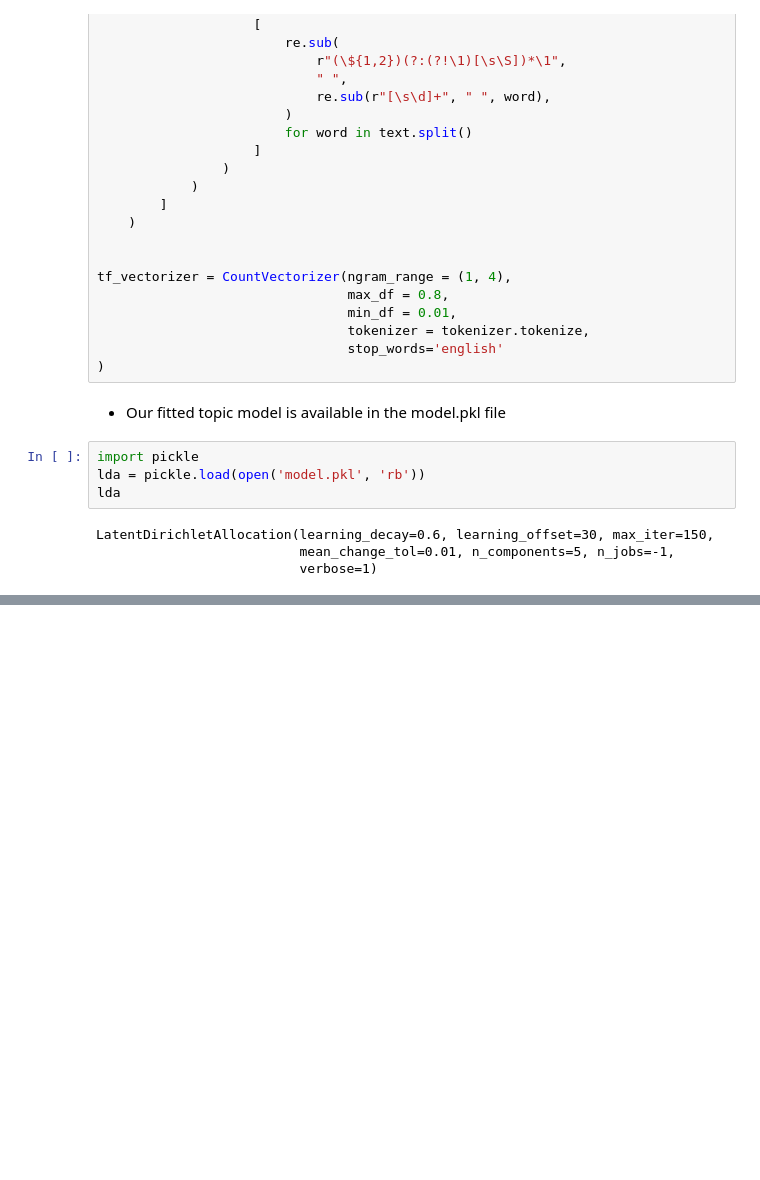
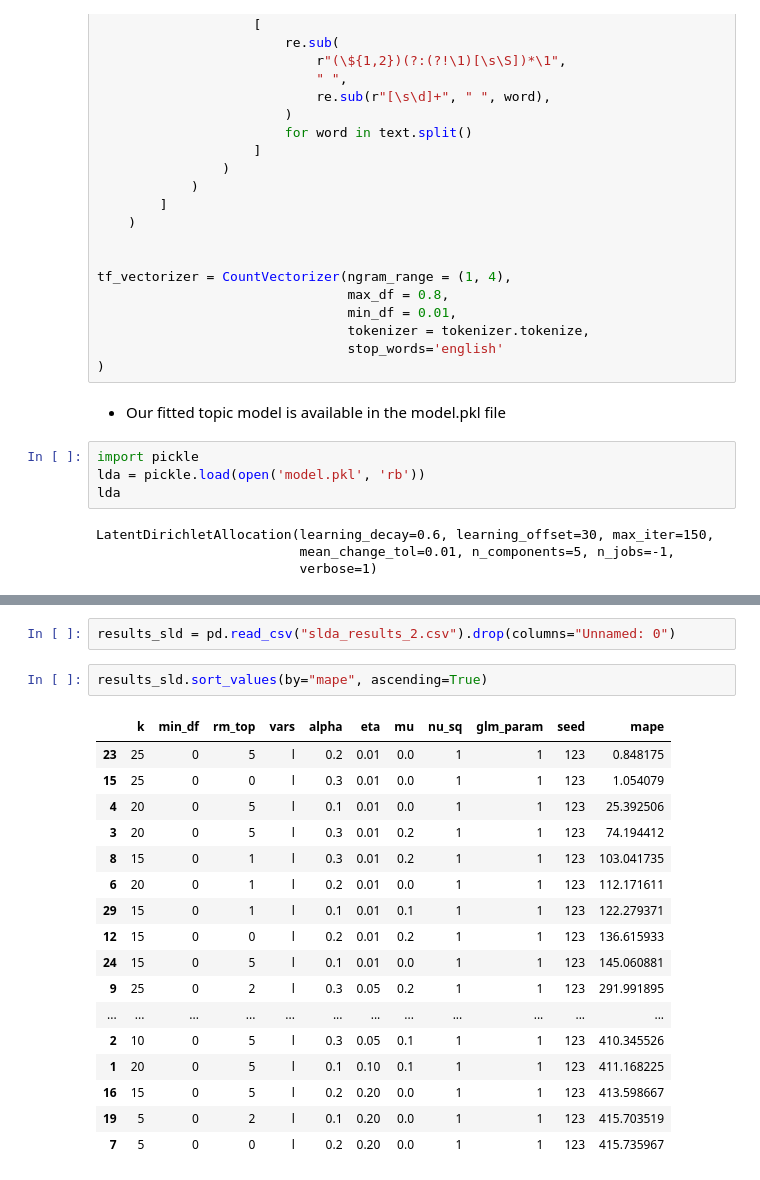
Before and after one commit to jzmujdzin/topic-modelling-citation-prediction, a Jupyter notebook: Project_Report.ipynb, the cells around one changed output, grey strips where cells are left out. Saved outputs shown, nothing was run; the diff lists cells and outputs as text; blank space fills up the shorter version.

```diff
--- a/Project_Report.ipynb
+++ b/Project_Report.ipynb
@@ -149,0 +154,22 @@ veryfing previously stated reserach questions
+# %%
+results_sld = pd.read_csv("slda_results_2.csv").drop(columns="Unnamed: 0")
+# %%
+results_sld.sort_values(by="mape", ascending=True)
+# %% [output]
+|  | k | min_df | rm_top | vars | alpha | eta | mu | nu_sq | glm_param | seed | mape |
+| 23 | 25 | 0 | 5 | l | 0.2 | 0.01 | 0.0 | 1 | 1 | 123 | 0.848175 |
+| 15 | 25 | 0 | 0 | l | 0.3 | 0.01 | 0.0 | 1 | 1 | 123 | 1.054079 |
+| 4 | 20 | 0 | 5 | l | 0.1 | 0.01 | 0.0 | 1 | 1 | 123 | 25.392506 |
+| 3 | 20 | 0 | 5 | l | 0.3 | 0.01 | 0.2 | 1 | 1 | 123 | 74.194412 |
+| 8 | 15 | 0 | 1 | l | 0.3 | 0.01 | 0.2 | 1 | 1 | 123 | 103.041735 |
+| 6 | 20 | 0 | 1 | l | 0.2 | 0.01 | 0.0 | 1 | 1 | 123 | 112.171611 |
+| 29 | 15 | 0 | 1 | l | 0.1 | 0.01 | 0.1 | 1 | 1 | 123 | 122.279371 |
+| 12 | 15 | 0 | 0 | l | 0.2 | 0.01 | 0.2 | 1 | 1 | 123 | 136.615933 |
+| 24 | 15 | 0 | 5 | l | 0.1 | 0.01 | 0.0 | 1 | 1 | 123 | 145.060881 |
+| 9 | 25 | 0 | 2 | l | 0.3 | 0.05 | 0.2 | 1 | 1 | 123 | 291.991895 |
+| ... | ... | ... | ... | ... | ... | ... | ... | ... | ... | ... | ... |
+| 2 | 10 | 0 | 5 | l | 0.3 | 0.05 | 0.1 | 1 | 1 | 123 | 410.345526 |
+| 1 | 20 | 0 | 5 | l | 0.1 | 0.10 | 0.1 | 1 | 1 | 123 | 411.168225 |
+| 16 | 15 | 0 | 5 | l | 0.2 | 0.20 | 0.0 | 1 | 1 | 123 | 413.598667 |
+| 19 | 5 | 0 | 2 | l | 0.1 | 0.20 | 0.0 | 1 | 1 | 123 | 415.703519 |
+| 7 | 5 | 0 | 0 | l | 0.2 | 0.20 | 0.0 | 1 | 1 | 123 | 415.735967 |
```
Also changed, not shown: parts of 5 cells of this notebook.
